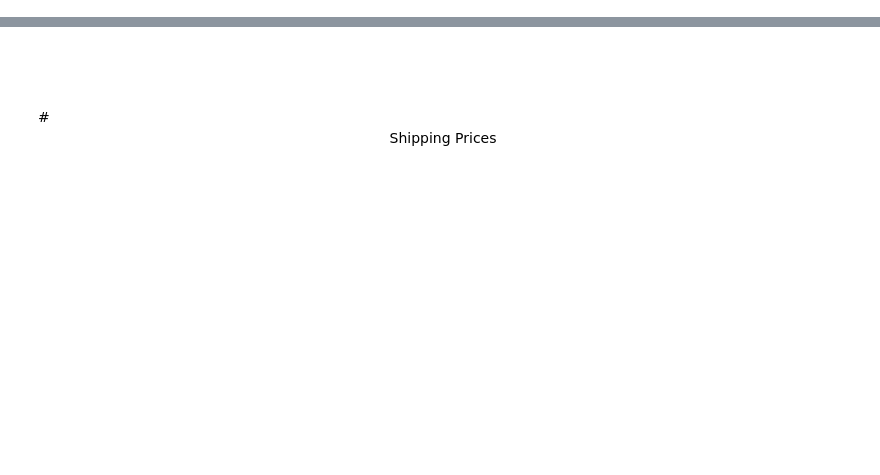
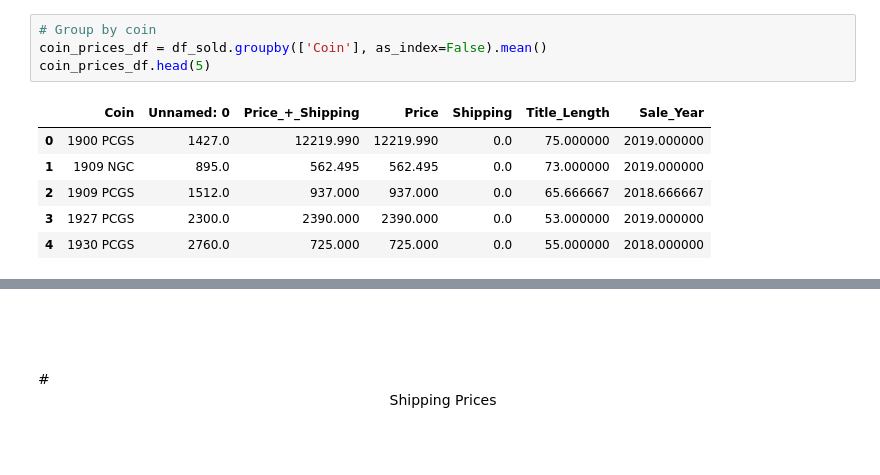
Before and after one commit to Daniel-Lomeland/Scraping_and_Visualizing_eBay_Data, a Jupyter notebook: Scraping_Completed_Listings/Visualizing_Scraped_Data.ipynb, the cells around one changed output, grey strips where cells are left out. Cells and saved outputs as stored; diff of their text form; blank space fills up the shorter version.

```diff
--- a/Scraping_Completed_Listings/Visualizing_Scraped_Data.ipynb
+++ b/Scraping_Completed_Listings/Visualizing_Scraped_Data.ipynb
@@ -22,0 +56,11 @@ df.head(3)
+# %%
+# Group by coin
+coin_prices_df = df_sold.groupby(['Coin'], as_index=False).mean()
+coin_prices_df.head(5)
+# %% [output]
+|  | Coin | Unnamed: 0 | Price_+_Shipping | Price | Shipping | Title_Length | Sale_Year |
+| 0 | 1900 PCGS | 1427.0 | 12219.990 | 12219.990 | 0.0 | 75.000000 | 2019.000000 |
+| 1 | 1909 NGC | 895.0 | 562.495 | 562.495 | 0.0 | 73.000000 | 2019.000000 |
+| 2 | 1909 PCGS | 1512.0 | 937.000 | 937.000 | 0.0 | 65.666667 | 2018.666667 |
+| 3 | 1927 PCGS | 2300.0 | 2390.000 | 2390.000 | 0.0 | 53.000000 | 2019.000000 |
+| 4 | 1930 PCGS | 2760.0 | 725.000 | 725.000 | 0.0 | 55.000000 | 2018.000000 |
```
Also changed, not shown: parts of 39 cells of this notebook.
